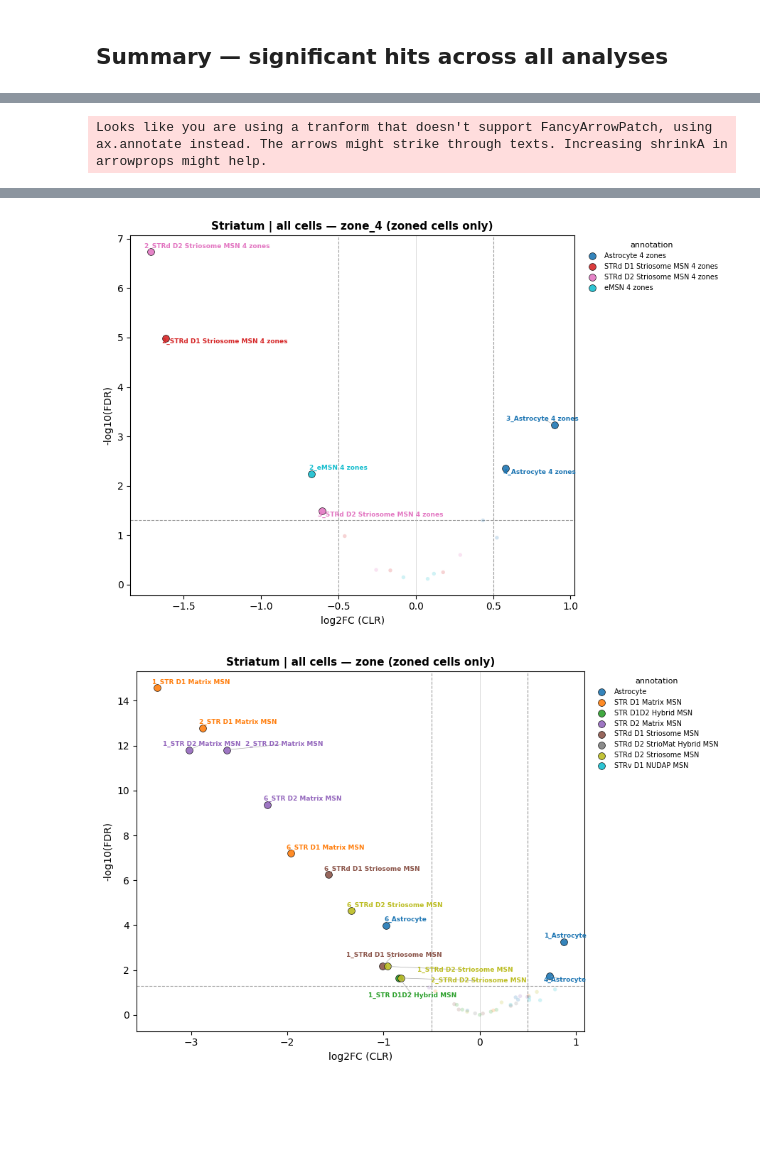
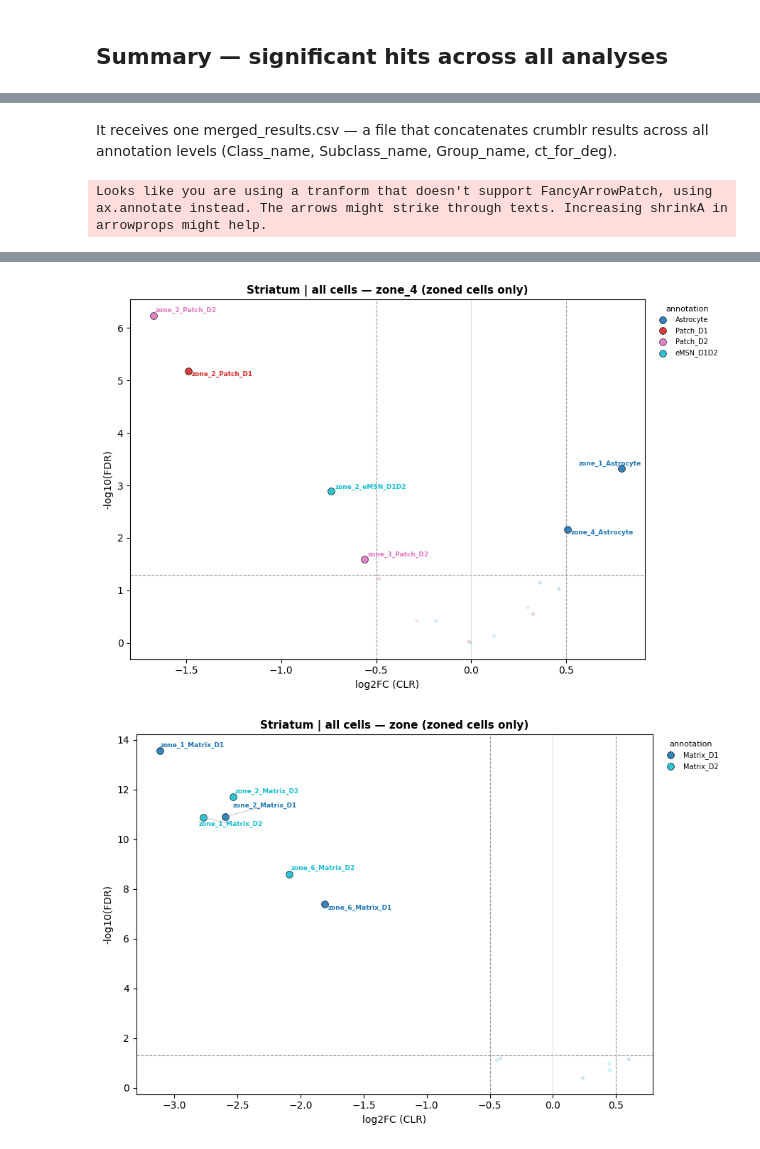
Before and after one commit to 8gabri8/XDP, a Jupyter notebook: script/NucSeq/DA/crumblr_DA.ipynb, the cells around one changed output, grey strips where cells are left out. Saved outputs shown, nothing was run; the diff lists cells and outputs as text; code cells hidden in the pictures; blank space fills up the shorter version.

```diff
--- a/script/NucSeq/DA/crumblr_DA.ipynb
+++ b/script/NucSeq/DA/crumblr_DA.ipynb
@@ -99,6 +103,8 @@ def filter_rare_celltypes(adata, ct_col, min_samples=5, min_cells_per_sample=3):
 
 def run_crumblr(adata_sub, ct_col, output_dir, label="", show=False):
     """
+    Exports CSV → calls run_workflow.py → calls plot_crumblr.py → returns results
+
     Export a cell-level CSV, call run_workflow.py, then plot results with plot_crumblr.py.
     All CSVs + original PDFs/PNGs are saved to output_dir by run_workflow.py.
     Custom plots saved to output_dir/images/ by plot_crumblr.py.
@@ -215,0 +178,10 @@ if TISSUE == "Striatum":
+# %%
+ZONE_CT_MAP = {
+    "Matrix_D1": "zone", # just zone for zone_6
+    "Matrix_D2": "zone",
+
+    "Patch_D1":  "zone_4",
+    "Patch_D2":  "zone_4",
+    "eMSN_D1D2": "zone_4",
+    "Astrocyte": "zone_4",
+}
@@ -570,14 +618,16 @@ Saved: /home/gdallagl/myworkdir/XDP/data/XDP/NucSec/compositional/crumblr/Striat
+# %% [markdown]
+It receives one merged_results.csv — a file that concatenates crumblr results across all annotation levels (Class_name, Subclass_name, Group_name, ct_for_deg).
 # %%
 from adjustText import adjust_text
 
-BASE     = "/home/gdallagl/myworkdir/XDP/data/XDP/NucSec/compositional/crumblr/Striatum"
+BASE     = SAVE_FOLDER                          # fix 1: use variable, not hardcoded path
 FDR_THR  = 0.05
 LFC_THR  = 0.5
-CONTRAST = "XDP"
+CONTRAST = CONTRAST_STIM                        # fix 2: use variable, not hardcoded "XDP"
 
 MARKERS = {"ct_for_deg": "o", "Class_name": "s", "Subclass_name": "^", "Group_name": "D"}
 
-def volcano(df, title, color_col="annotation", label_col="cell_type",
+def volcano(df, title, save_path, color_col="annotation", label_col="cell_type",
             fdr_thr=FDR_THR, lfc_thr=LFC_THR, figsize=(9, 6)):
     df = df[df["coefficient"].str.contains(CONTRAST, na=False)].copy()
     df["-logFDR"] = -np.log10(df["adj.P.Val"].clip(1e-15))
@@ -603,7 +653,7 @@ def volcano(df, title, color_col="annotation", label_col="cell_type",
         ax.scatter(sig["logFC"], sig["-logFDR"],
                    s=50, marker=mk, color=c, alpha=0.9,
                    edgecolors="black", linewidths=0.5, zorder=3,
-                   label=g.replace("zone_4_assigned_by_","").replace("zone_assigned_by_",""))
+                   label=g.replace("zone_4_by_","").replace("zone_by_",""))  # fix 3: new col names
         for _, r in sig.iterrows():
             texts.append(ax.text(r["logFC"], r["-logFDR"], r[label_col],
                                  fontsize=6.5, color=c, fontweight="bold", zorder=4))
@@ -625,40 +675,53 @@ def volcano(df, title, color_col="annotation", label_col="cell_type",
               fontsize=7, title_fontsize=8,
               bbox_to_anchor=(1.01, 1), loc="upper left", frameon=False)
     plt.tight_layout()
+    fig.savefig(save_path)
     plt.show()
 
 
 df_all  = pd.read_csv(f"{BASE}/all_cells/merged_results.csv")
 df_neu  = pd.read_csv(f"{BASE}/only_neurons/merged_results.csv")
-df_zone = pd.read_csv(f"{BASE}/only_zone/all_results.csv")
 
 NON_ZONE = ["ct_for_deg", "Class_name", "Subclass_name", "Group_name"]
 
 # 1. all cells — ct / class / subclass / group
 volcano(df_all[df_all["annotation"].isin(NON_ZONE)],
-        title="Striatum | all cells — ct / class / subclass / group")
+        title=f"{TISSUE} | all cells — ct / class / subclass / group",
+        save_path=f"{BASE}/all_cells/volcano_ct.png")
 
-# 2. all cells — zone_4_* (zoned cells only)
-_zone4 = df_all[df_all["annotation"].str.startswith("zone_4_assigned_by_")].copy()
-_zone4 = _zone4[_zone4["cell_type"].str.match(r"^\d+_")]
-volcano(_zone4, title="Striatum | all cells — zone_4 (zoned cells only)")
+# 2. all cells — zone_4_by_* (zoned cells only)
+_zone4 = df_all[df_all["annotation"].str.startswith("zone_4_by_")].copy()  # fix 4: new col prefix
+_zone4 = _zone4[_zone4["cell_type"].str.match(r"^zone_\d+_")]               # fix 5: new label format
+if not _zone4.empty:
+    volcano(_zone4, title=f"{TISSUE} | all cells — zone_4 (zoned cells only)",
+            save_path=f"{BASE}/all_cells/volcano_zone_4.png")
 
-# 3. all cells — zone_* (zoned cells only)
-_zone = df_all[df_all["annotation"].str.startswith("zone_assigned_by_")].copy()
-_zone = _zone[_zone["cell_type"].str.match(r"^\d+_")]
-volcano(_zone, title="Striatum | all cells — zone (zoned cells only)")
+# 3. all cells — zone_by_* (zoned cells only)
+_zone = df_all[df_all["annotation"].str.startswith("zone_by_")].copy()      # fix 4: new col prefix
+_zone = _zone[_zone["cell_type"].str.match(r"^zone_\d+_")]                  # fix 5: new label format
+if not _zone.empty:
+    volcano(_zone, title=f"{TISSUE} | all cells — zone (zoned cells only)",
+            save_path=f"{BASE}/all_cells/volcano_zone.png")
 
 # 4. only neurons
-volcano(df_neu, title="Striatum | only neurons")
+volcano(df_neu, title=f"{TISSUE} | only neurons",
+        save_path=f"{BASE}/only_neurons/volcano_only_neurons.png")
 
-# 5. only_zone — zone
-volcano(df_zone[df_zone["zone_col"] == "zone"],
-        title="Striatum | only_zone — zone",
-        color_col="ct_used_for_zoning")
+# 5 & 6. only_zone — zone / zone_4 (Striatum only)
+_zone_path = f"{BASE}/only_zone/all_results.csv"
+if os.path.exists(_zone_path):
+    df_zone = pd.read_csv(_zone_path)
 
-# 6. only_zone — zone_4
-volcano(df_zone[df_zone["zone_col"] == "zone_4"],
-        title="Striatum | only_zone — zone_4",
-        color_col="ct_used_for_zoning")
+    volcano(df_zone[df_zone["zone_col"] == "zone"],
+            title=f"{TISSUE} | only_zone — zone",
+            color_col="ct_used_for_zoning",
+            save_path=f"{BASE}/only_zone/volcano_zone.png")
+
+    volcano(df_zone[df_zone["zone_col"] == "zone_4"],
+            title=f"{TISSUE} | only_zone — zone_4",
+            color_col="ct_used_for_zoning",
+            save_path=f"{BASE}/only_zone/volcano_zone_4.png")
+else:
+    print(f"Skipping only_zone plots — no zone analysis found for {TISSUE}")
 # %% [output]
 Looks like you are using a tranform that doesn't support FancyArrowPatch, using ax.annotate instead. The arrows might strike through texts. Increasing shrinkA in arrowprops might help.
@@ -666,2 +729,2 @@ Looks like you are using a tranform that doesn't support FancyArrowPatch, using
-[figure, old version]
+[figure, new version]
-[figure, old version]
+[figure, new version]
```
Also changed, not shown: parts of 14 cells of this notebook, 21 other files.
